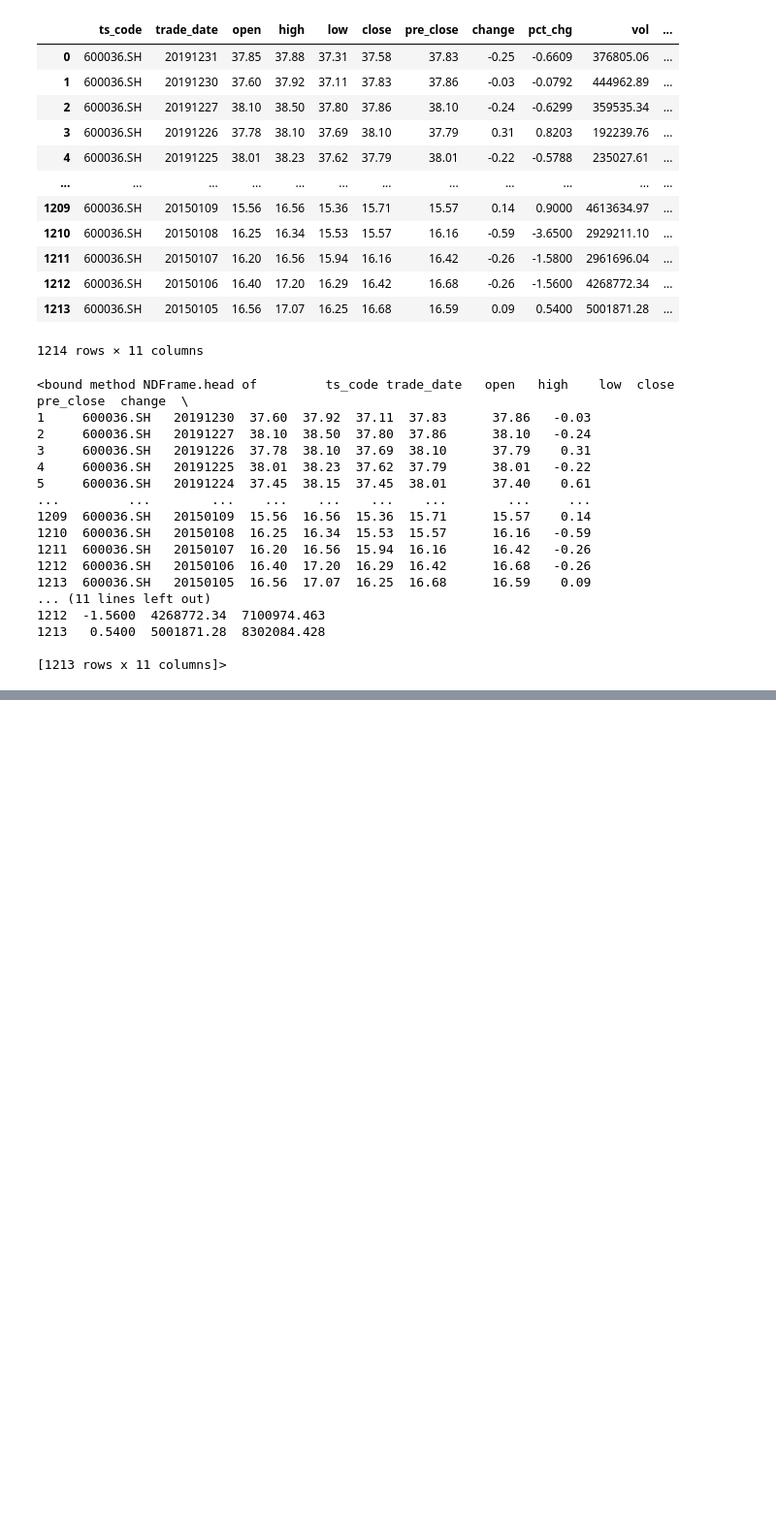
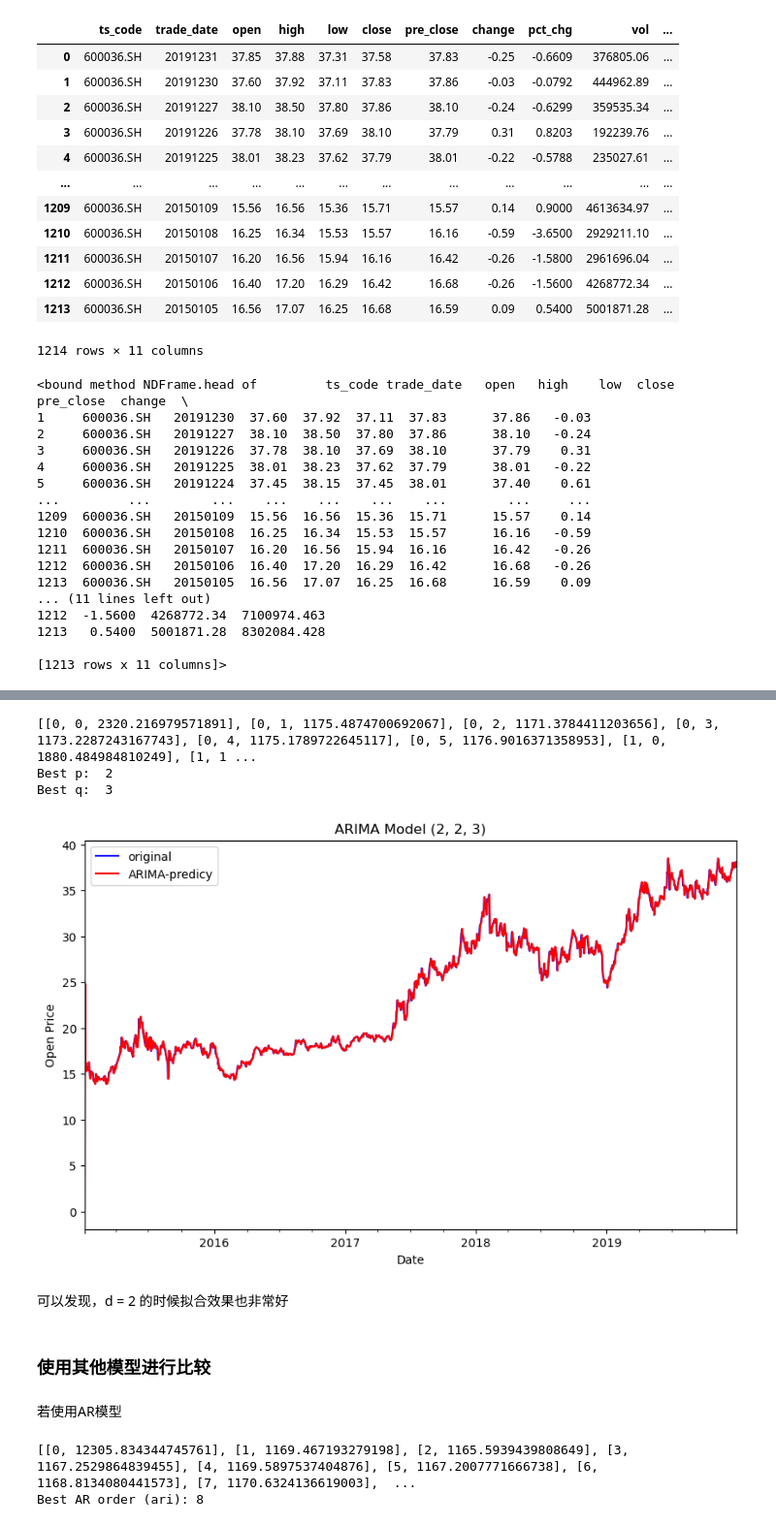
Before and after one commit to wyfdapig/learn_code, a Jupyter notebook: TStest/test1/exp1_data/tushare.ipynb, the cells around one changed output, grey strips where cells are left out. Shown at 97% size. Saved outputs shown, nothing was run; the diff lists cells and outputs as text; code cells hidden in the pictures; blank space fills up the shorter version.

```diff
--- a/TStest/test1/exp1_data/tushare.ipynb
+++ b/TStest/test1/exp1_data/tushare.ipynb
@@ -62,0 +175,67 @@ else:
+# %%
+import statsmodels.tsa.api as smtsa
+
+# d = 2
+aicVal=[]
+for p in range(0, 6):
+    for q in range(0, 6):
+        try:
+            model_d2 = smtsa.ARIMA(data.open, order=(p, 2, q)).fit(method='innovations_mle')
+            aicVal.append([p, q, model_d2.aic])
+        except Exception as e:
+            print(e)
+
+print(aicVal)
+min_aic = min(aicVal, key=lambda x: x[2])
+best_p = min_aic[0]
+best_q = min_aic[1]
+
+print('Best p: ', best_p)
+print('Best q: ', best_q)
+# %% [output]
+[[0, 0, 2320.216979571891], [0, 1, 1175.4874700692067], [0, 2, 1171.3784411203656], [0, 3, 1173.2287243167743], [0, 4, 1175.1789722645117], [0, 5, 1176.9016371358953], [1, 0, 1880.484984810249], [1, 1 ...
+Best p:  2
+Best q:  3
+# %%
+model = smtsa.ARIMA(data.open, order=(best_p, 2, best_q))
+model_fit = model.fit()
+data['ARIMA'] = model_fit.predict(typ='levels', dynamic=False)
+
+fig, ax = plt.subplots(1, sharex=True)
+fig.set_size_inches(10, 6)
+
+data.open.plot(ax=ax, label='original', color='b')
+data.ARIMA.plot(ax=ax, label='ARIMA-predicy', color='r')
+ax.set_title('ARIMA Model (%s, 2, %s)' % (best_p, best_q))
+
+plt.xlabel('Date')
+plt.ylabel('Open Price')
+plt.legend()
+plt.show()
+# %% [output]
+[figure, added]
+# %% [markdown]
+可以发现，d = 2 的时候拟合效果也非常好
+# %% [markdown]
+### 使用其他模型进行比较
+# %% [markdown]
+若使用AR模型
+# %%
+from statsmodels.tsa.ar_model import AutoReg as AR
+
+aicVal = []
+for ari in range(0, 10):
+    try:
+        model = AR(data.open, lags=ari).fit()
+        aicVal.append([ari, model.aic])
+    except Exception as e:
+        print(e)
+
+print(aicVal)
+min_aic = min(aicVal, key=lambda x: x[1])
+best_ari = min_aic[0]
+
+print('Best AR order (ari):', best_ari)
+# %% [output]
+[[0, 12305.834344745761], [1, 1169.467193279198], [2, 1165.5939439808649], [3, 1167.2529864839455], [4, 1169.5897537404876], [5, 1167.2007771666738], [6, 1168.8134080441573], [7, 1170.6324136619003],  ...
+Best AR order (ari): 8
```
Also changed, not shown: parts of 17 cells of this notebook, 3 other files.
